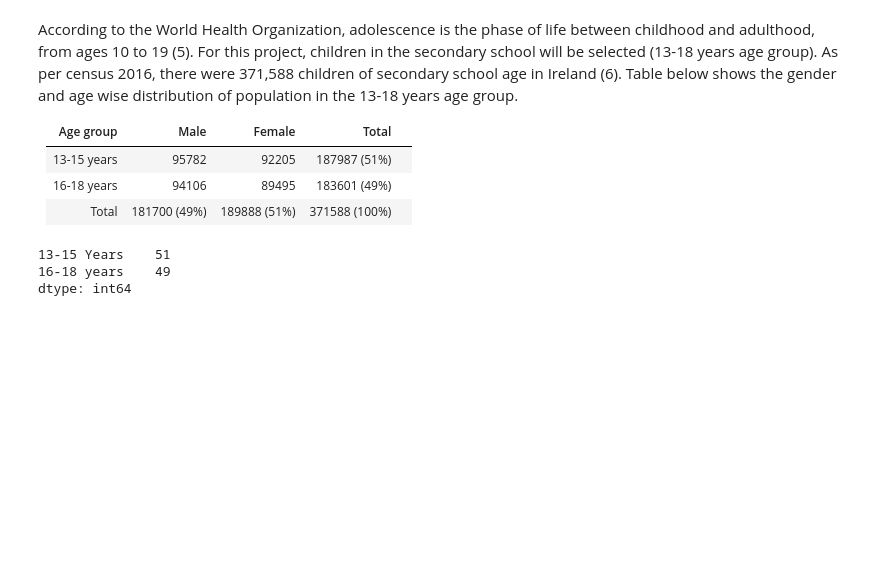
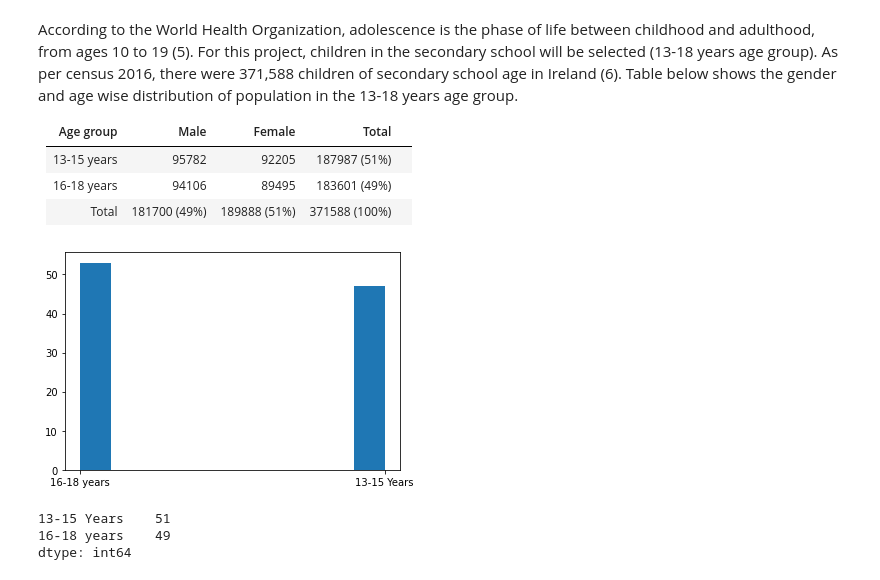
Before and after one commit to pcsukumar/PfDA_Assignment_1, a Jupyter notebook: PfDA_Project_1.ipynb, the cells around one changed output. Cells and saved outputs as stored; diff of their text form; code cells hidden in the pictures; blank space fills up the shorter version.

```diff
--- a/PfDA_Project_1.ipynb
+++ b/PfDA_Project_1.ipynb
@@ -29,6 +30,10 @@ According to the World Health Organization, adolescence is the phase of life bet
 # %%
 age_cat = ['13-15 Years', '16-18 years']
 age = np.random.choice(age_cat, 100, p=[0.51, 0.49])
+plt.hist(age)
+plt.show()
+# %% [output]
+[figure, added]
 # %%
 age_s=pd.Series(age)
 age_s.value_counts()
```
Also changed, not shown: parts of 14 cells of this notebook.
